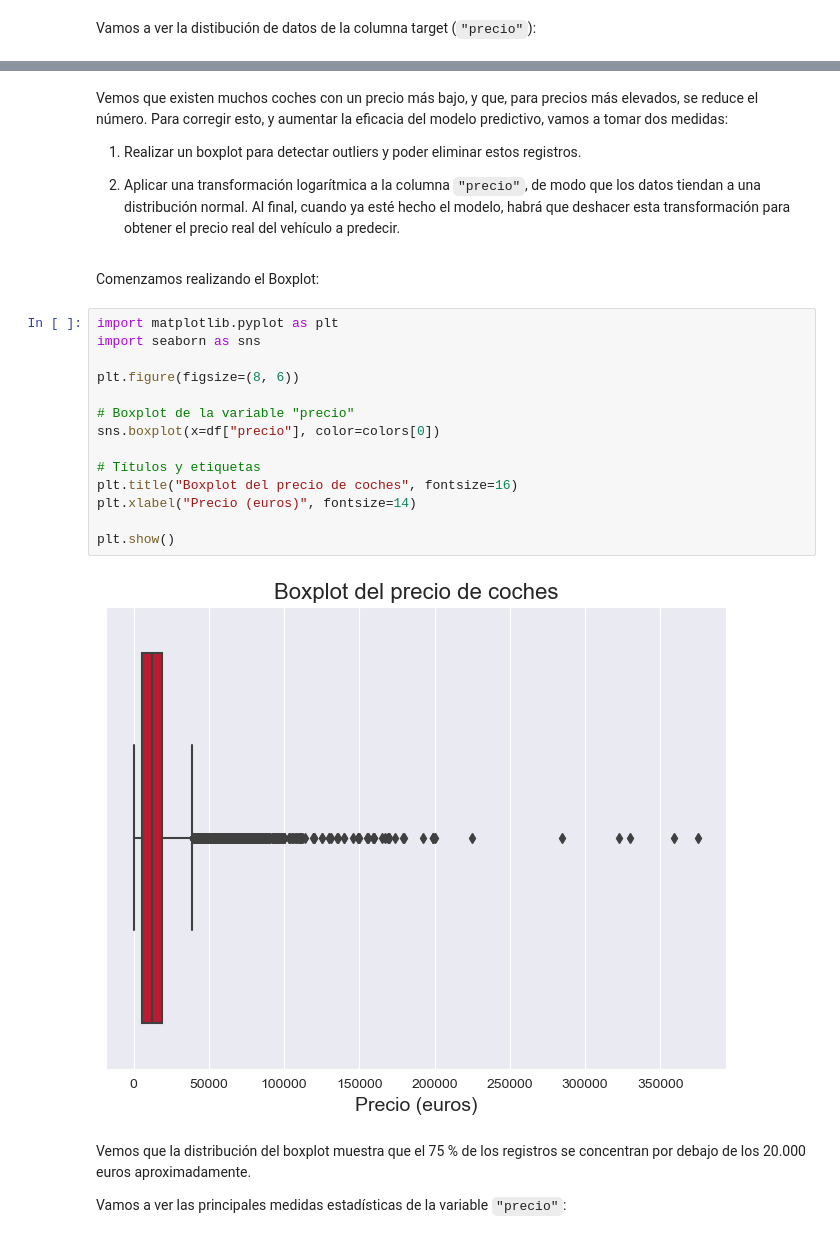
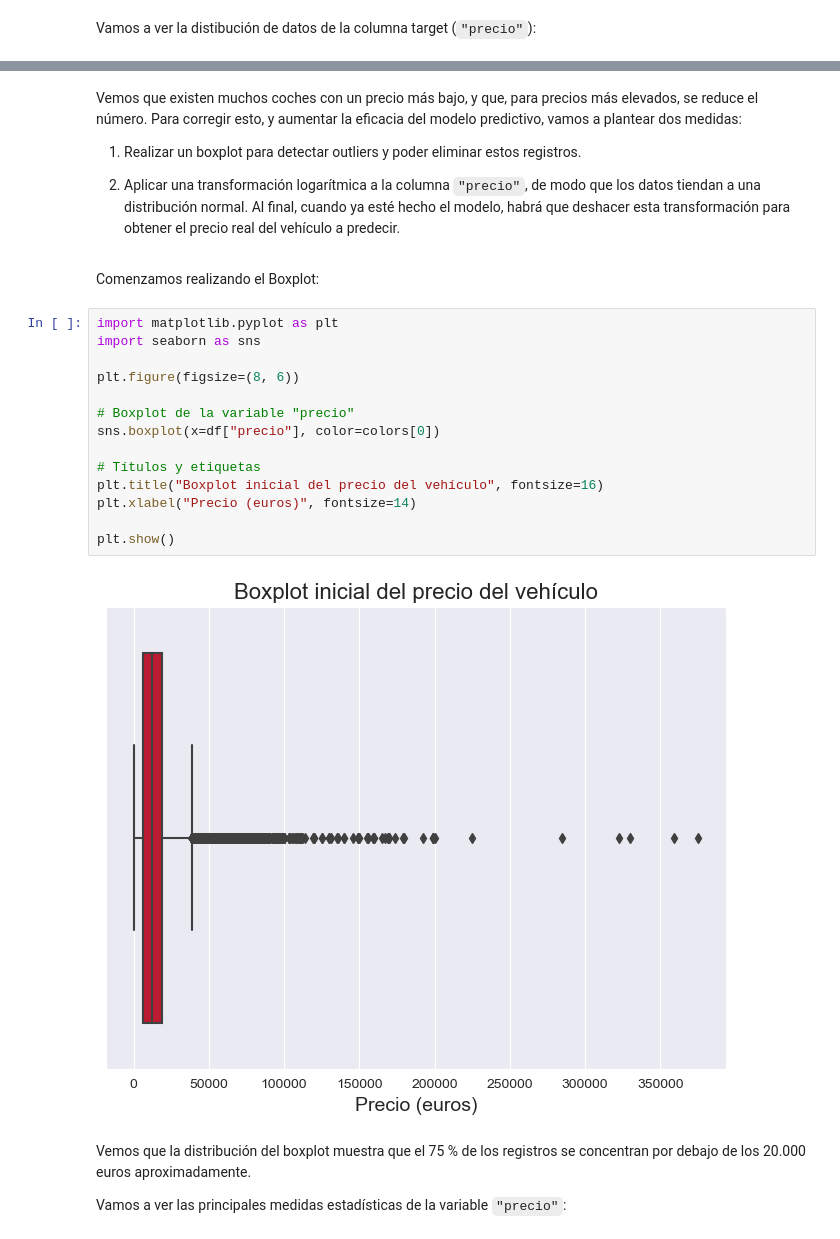
Before and after one commit to pintuchi2/tfm_car_price, a Jupyter notebook: notebooks/ml_car_price_prediction.ipynb, the cells around one changed output, grey strips where cells are left out. Saved outputs shown, nothing was run; the diff lists cells and outputs as text.

```diff
--- a/notebooks/ml_car_price_prediction.ipynb
+++ b/notebooks/ml_car_price_prediction.ipynb
@@ -166,5 +166,5 @@ plt.show()
 # %% [markdown]
-Vemos que existen muchos coches con un precio más bajo, y que, para precios más elevados, se reduce el número. Para corregir esto, y aumentar la eficacia del modelo predictivo, vamos a tomar dos medidas:
+Vemos que existen muchos coches con un precio más bajo, y que, para precios más elevados, se reduce el número. Para corregir esto, y aumentar la eficacia del modelo predictivo, vamos a plantear dos medidas:
 
 1. Realizar un boxplot para detectar outliers y poder eliminar estos registros.
 
@@ -174,19 +174,19 @@ Comenzamos realizando el Boxplot:
 # %%
 import matplotlib.pyplot as plt
 import seaborn as sns
 
 plt.figure(figsize=(8, 6))
 
 # Boxplot de la variable "precio"
 sns.boxplot(x=df["precio"], color=colors[0])
 
 # Títulos y etiquetas
-plt.title("Boxplot del precio de coches", fontsize=16)
+plt.title("Boxplot inicial del precio del vehículo", fontsize=16)
 plt.xlabel("Precio (euros)", fontsize=14)
 
 plt.show()
 # %% [output]
-[figure, old version]
+[figure, new version]
 # %% [markdown]
 Vemos que la distribución del boxplot muestra que el 75 % de los registros se concentran por debajo de los 20.000 euros aproximadamente.
 
```
Also changed, not shown: parts of 104 cells of this notebook, 15 other files.
